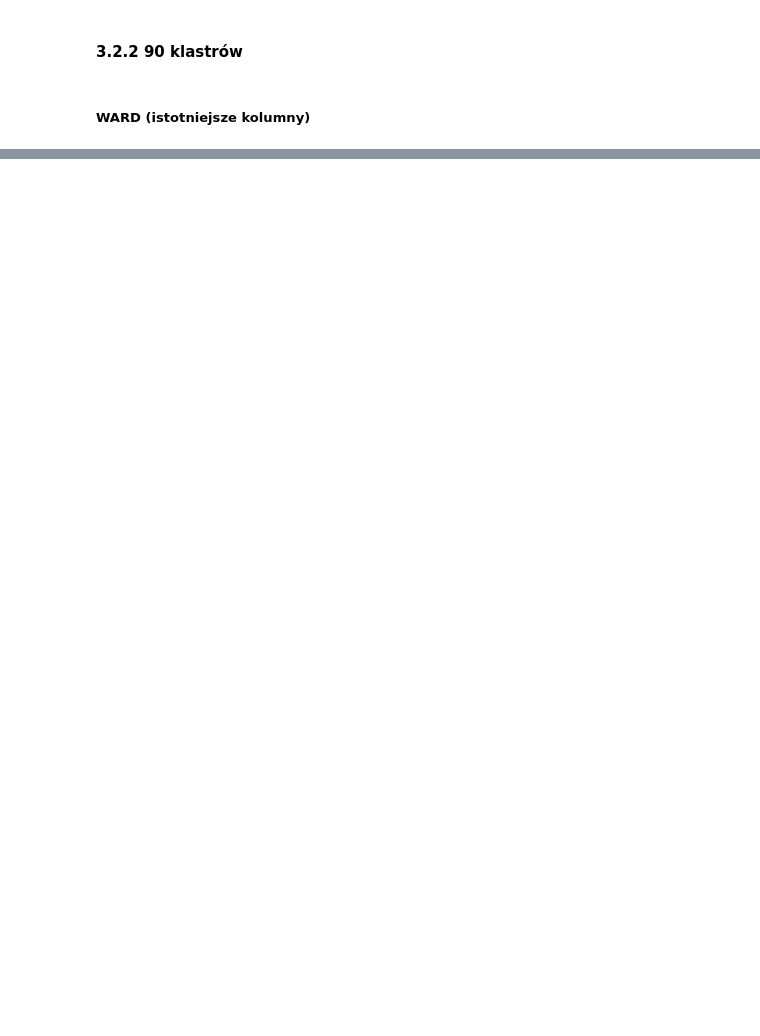
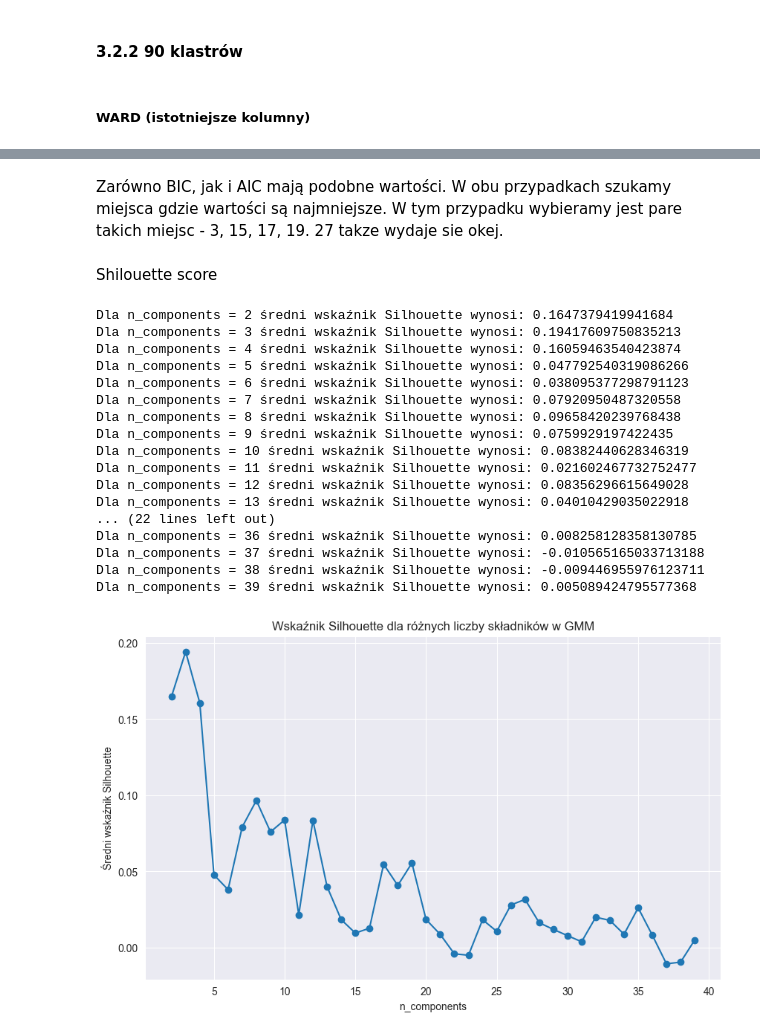
Before and after one commit to AristocratesJ/New-York-Airbnb-Clustering-Task, a Jupyter notebook: final_models/final_models.ipynb, the cells around one changed output, grey strips where cells are left out. Drawn from its saved outputs; the diff is of its cells as text; code cells hidden in the pictures; blank space fills up the shorter version.

```diff
--- a/final_models/final_models.ipynb
+++ b/final_models/final_models.ipynb
@@ -1095,0 +1128,50 @@ fig.show()
+# %% [markdown]
+Zarówno BIC, jak i AIC mają podobne wartości. W obu przypadkach szukamy miejsca gdzie wartości są najmniejsze. W tym przypadku wybieramy jest pare takich miejsc - 3, 15, 17, 19. 27 takze wydaje sie okej.
+# %% [markdown]
+Shilouette score
+# %%
+from sklearn.metrics import silhouette_score
+# Zakres liczby składników do przetestowania
+range_n_components = range(2, 40)
+
+# Lista na wyniki wskaźnika Silhouette
+silhouette_scores = []
+
+for n_components in range_n_components:
+    # Inicjalizacja modelu GMM
+    gmm = GaussianMixture(n_components=n_components, random_state=42)
+    # Dopasowanie modelu
+    gmm.fit(df_final)
+    # Przewidywanie klastrów
+    labels = gmm.predict(df_final)
+    # Obliczanie wskaźnika Silhouette
+    silhouette_avg = silhouette_score(df_final, labels)
+    silhouette_scores.append(silhouette_avg)
+    print(f"Dla n_components = {n_components} średni wskaźnik Silhouette wynosi: {silhouette_avg}")
+
+# Wykres wskaźnika Silhouette dla różnych liczby składników
+plt.figure(figsize=(10, 6))
+plt.plot(range_n_components, silhouette_scores, marker='o')
+plt.xlabel('n_components')
+plt.ylabel('Średni wskaźnik Silhouette')
+plt.title('Wskaźnik Silhouette dla różnych liczby składników w GMM')
+plt.show()
+# %% [output]
+Dla n_components = 2 średni wskaźnik Silhouette wynosi: 0.1647379419941684
+Dla n_components = 3 średni wskaźnik Silhouette wynosi: 0.19417609750835213
+Dla n_components = 4 średni wskaźnik Silhouette wynosi: 0.16059463540423874
+Dla n_components = 5 średni wskaźnik Silhouette wynosi: 0.047792540319086266
+Dla n_components = 6 średni wskaźnik Silhouette wynosi: 0.038095377298791123
+Dla n_components = 7 średni wskaźnik Silhouette wynosi: 0.07920950487320558
+Dla n_components = 8 średni wskaźnik Silhouette wynosi: 0.09658420239768438
+Dla n_components = 9 średni wskaźnik Silhouette wynosi: 0.0759929197422435
+Dla n_components = 10 średni wskaźnik Silhouette wynosi: 0.08382440628346319
+Dla n_components = 11 średni wskaźnik Silhouette wynosi: 0.021602467732752477
+Dla n_components = 12 średni wskaźnik Silhouette wynosi: 0.08356296615649028
+Dla n_components = 13 średni wskaźnik Silhouette wynosi: 0.04010429035022918
+... (22 lines left out)
+Dla n_components = 36 średni wskaźnik Silhouette wynosi: 0.008258128358130785
+Dla n_components = 37 średni wskaźnik Silhouette wynosi: -0.010565165033713188
+Dla n_components = 38 średni wskaźnik Silhouette wynosi: -0.009446955976123711
+Dla n_components = 39 średni wskaźnik Silhouette wynosi: 0.005089424795577368
+[figure, added]
```
Also changed, not shown: parts of 29 cells of this notebook.
